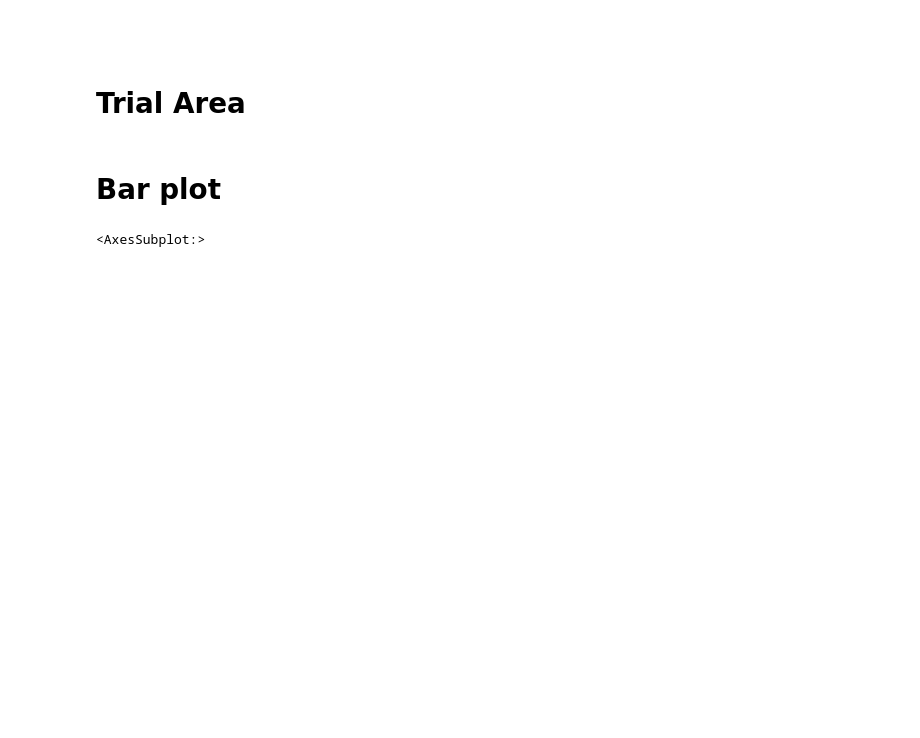
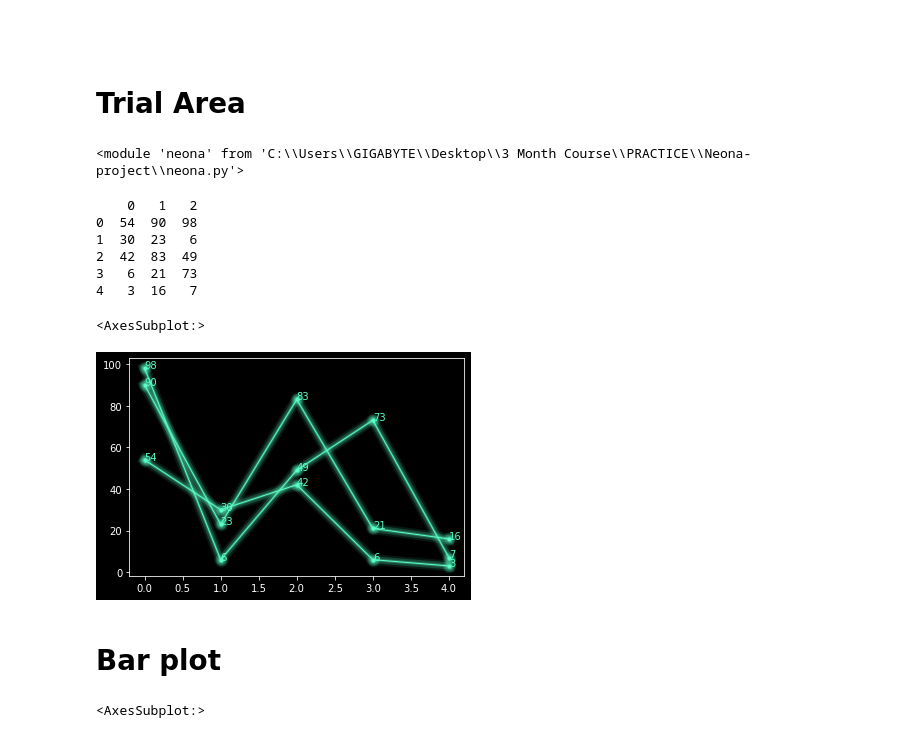
Before and after one commit to AayushSameerShah/neona, a Jupyter notebook: checks.ipynb, the cells around one changed output. Saved outputs shown, nothing was run; the diff lists cells and outputs as text; code cells hidden in the pictures; blank space fills up the shorter version.

```diff
--- a/checks.ipynb
+++ b/checks.ipynb
@@ -47,5 +44,24 @@ def cycle_colors(color):
+# %%
+import neona
+importlib.reload(neona)
+# %% [output]
+<module 'neona' from 'C:\\Users\\GIGABYTE\\Desktop\\3 Month Course\\PRACTICE\\Neona-project\\neona.py'>
 # %%
-df = pd.DataFrame(np.random.randint(0, 1000, (10, 4)))
+df = pd.DataFrame(np.random.randint(0, 100, (5,3)))
+# %%
+print(df)
+# %% [output]
+    0   1   2
+0  54  90  98
+1  30  23   6
+2  42  83  49
+3   6  21  73
+4   3  16   7
+# %%
+neona.lineplot(df)
+# %% [output]
+<AxesSubplot:>
+[figure, added]
 # %% [markdown]
 # Bar plot
 # %%
```
Also changed, not shown: parts of 2 cells of this notebook, 2 other files.
